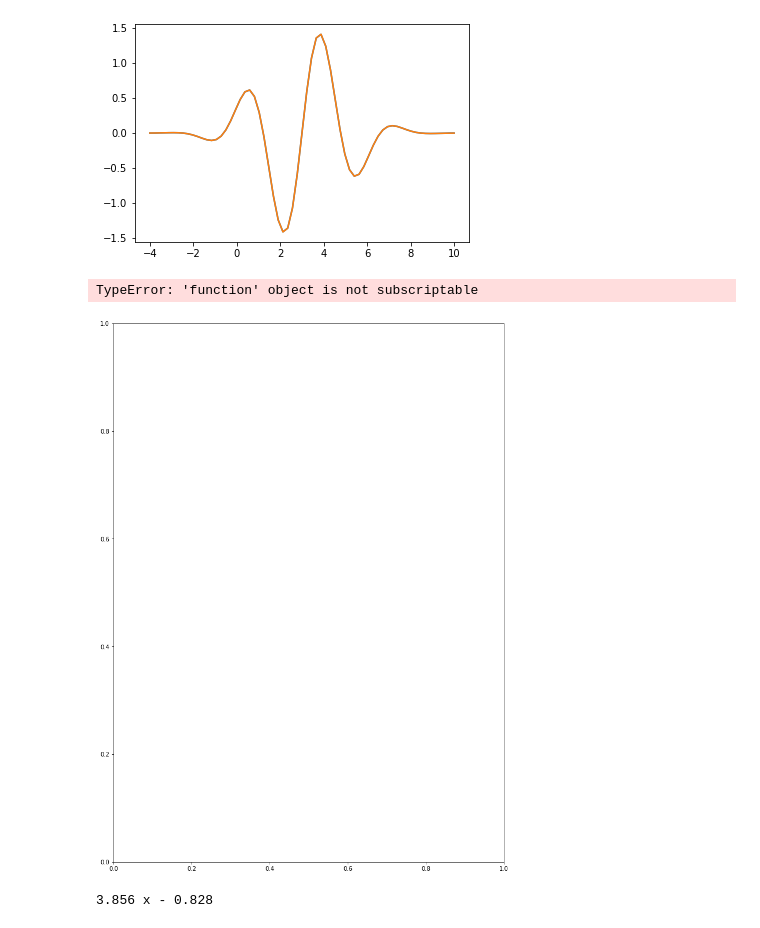
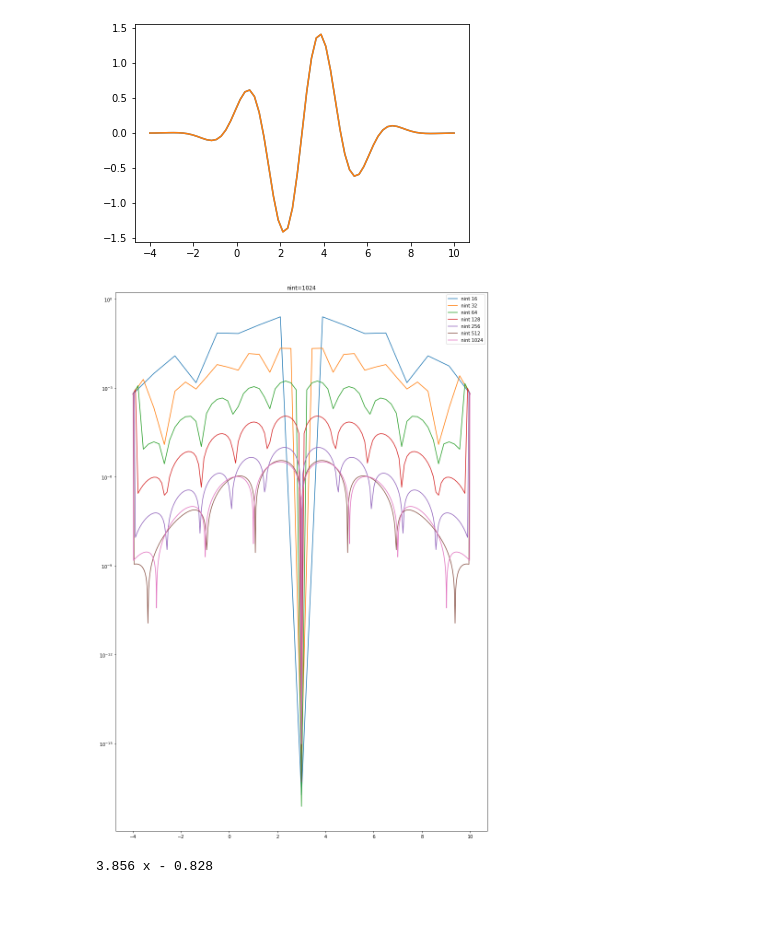
Before and after one commit to christopheblomsen/AST5110, a Jupyter notebook: ex_1b_v1.5.ipynb, the cells around one changed output. Saved outputs shown, nothing was run; the diff lists cells and outputs as text; code cells hidden in the pictures.

Commit message:
[FIX] function to array

```diff
--- a/ex_1b_v1.5.ipynb
+++ b/ex_1b_v1.5.ipynb
@@ -72,30 +69,29 @@ plt.plot(xx, dh(xx))
 # %%
 fig, ax = plt.subplots(1, 1, figsize=(12, 17))
 l = 0
 abs_err = []
 dxs = []
 
 for i in range(4, 11):
     nint = 2**i
     nump = nint + 1
     xx = np.arange(nump)/(nint) * (xf - x0) + x0
 
     dx = xx[1] - xx[0]
 
-    y = nm.deriv_4tho(xx, h)
+    y = nm.deriv_4tho(xx, h(xx))
     y_exact = dh(xx)
 
     abs_err.append(np.mean(abs(y[2:-2]-y_exact[2:-2])))
     dxs.append(dx)
 
     ax.set_title(f'nint={nint}')
     ax.semilogy(xx, abs(y-y_exact), label=f'nint {nint}')
     ax.legend()
 
 plt.tight_layout()
 # %% [output]
-TypeError: 'function' object is not subscriptable
-[figure, old version]
+[figure, new version]
 # %%
 z = np.polyfit(np.log10(dxs[:-3]), np.log10(abs_err[:-3]), deg=1)
 p = np.poly1d(z)
```
Also changed, not shown: parts of 4 cells of this notebook.
